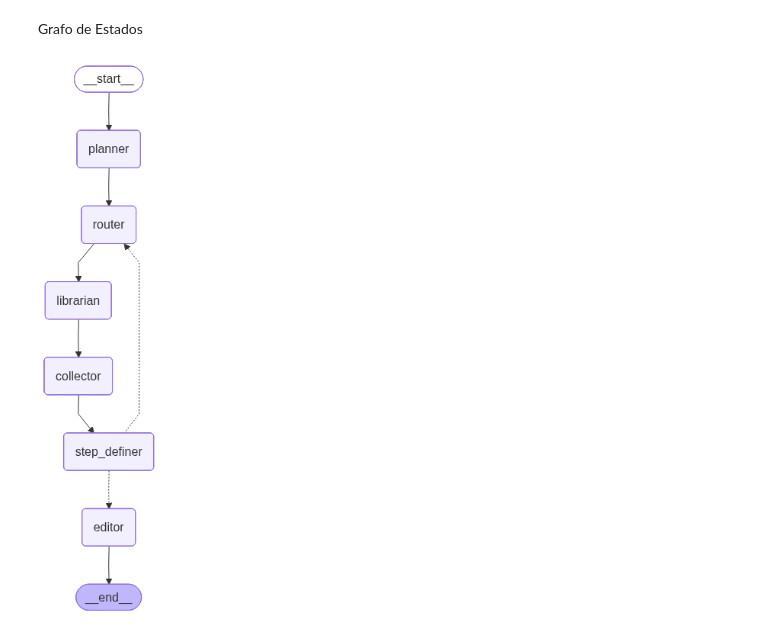
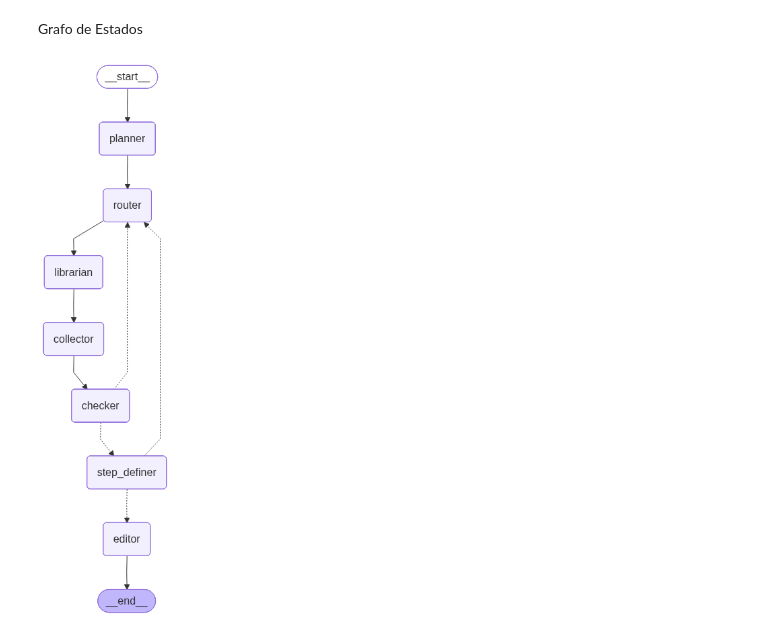
Before and after one commit to matheuskid/multi-agent-rag-km, a Jupyter notebook: Rag-Agentica.ipynb, the cells around one changed output. Saved outputs shown, nothing was run; the diff lists cells and outputs as text; code cells hidden in the pictures.

Commit message:
add validator

```diff
--- a/Rag-Agentica.ipynb
+++ b/Rag-Agentica.ipynb
@@ -121,7 +141,7 @@ if DO_INGESTION:
 # %% [markdown]
 ## Definindo a LLM
 # %%
-llm = ChatGroq(model="llama-3.3-70b-versatile")  # Ou qualquer outro LLM configurado
+llm = ChatGroq(model="openai/gpt-oss-120b")  # Ou qualquer outro LLM configurado
 # %%
 print("--- Configurando LLM, VectorStores e Retrievers ---")
 
@@ -165,6 +185,7 @@ class GraphState(TypedDict):
 
     # State used to configure the Librarian
     search_category: str
+    failed_categories: List[str] # List of domains to ignore for this step when routing fails
 
     # Evidence accumulation
     documents: List[str]         # Documents found in the current hop
@@ -479,14 +539,14 @@ def editor_agent(state: GraphState):
 Grafo de Estados
 # %%
 # --- 1. Define Conditional Logic ---
-# def checker_decision(state: GraphState):
-#     feedback = state.get("feedback")
+def checker_decision(state: GraphState):
+    feedback = state.get("feedback")
 
-#     if feedback == "retry":
-#         return "router"
+    if feedback == "retry":
+        return "router"
 
-#     else:
-#         return "step_definer"
+    else:
+        return "step_definer"
 
 def definer_decision(state: GraphState):
     feedback = state.get("feedback")
@@ -505,7 +565,7 @@ workflow.add_node("planner", planner_agent)
 workflow.add_node("router", router_agent)
 workflow.add_node("librarian", librarian_agent)
 workflow.add_node("collector", extractor_agent)
-#workflow.add_node("checker", validator_agent)
+workflow.add_node("checker", validator_agent)
 workflow.add_node("step_definer", step_definer_agent) # <--- NEW NODE ADDED
 workflow.add_node("editor", editor_agent)
 
@@ -517,42 +577,42 @@ workflow.set_entry_point("planner")
 # Start: Plan -> First execution
 workflow.add_edge("planner", "router")
 
 # Execution Chain
 workflow.add_edge("router", "librarian")
 workflow.add_edge("librarian", "collector")
-workflow.add_edge("collector", "step_definer")
+workflow.add_edge("collector", "checker")
 
 # Conditional Edge 1: From Validator (Checker)
-# workflow.add_conditional_edges(
-#     "checker",
-#     checker_decision,
-#     {
-#         "router": "router",           # Retry Loop
-#         "step_definer": "step_definer" # Success -> Refinement
-#     }
-# )
+workflow.add_conditional_edges(
+    "checker",
+    checker_decision,
+    {
+        "router": "router",           # Retry Loop
+        "step_definer": "step_definer" # Success -> Refinement
+    }
+)
 
 # Conditional Edge 2: From Step Definer
 workflow.add_conditional_edges(
     "step_definer",
     definer_decision,
     {
         "router": "router", # Execute Next Refined Step
         "editor": "editor"  # Done
     }
 )
 
 # End
 workflow.add_edge("editor", END)
 
 # Compile
 app = workflow.compile()
 
 from IPython.display import Image, display
 
 # Exibe a imagem correta do grafo
 display(Image(app.get_graph(xray=True).draw_mermaid_png()))
 # %% [output]
-[figure, old version]
+[figure, new version]
 # %%
 try:
```
Also changed, not shown: parts of 4 cells of this notebook.
